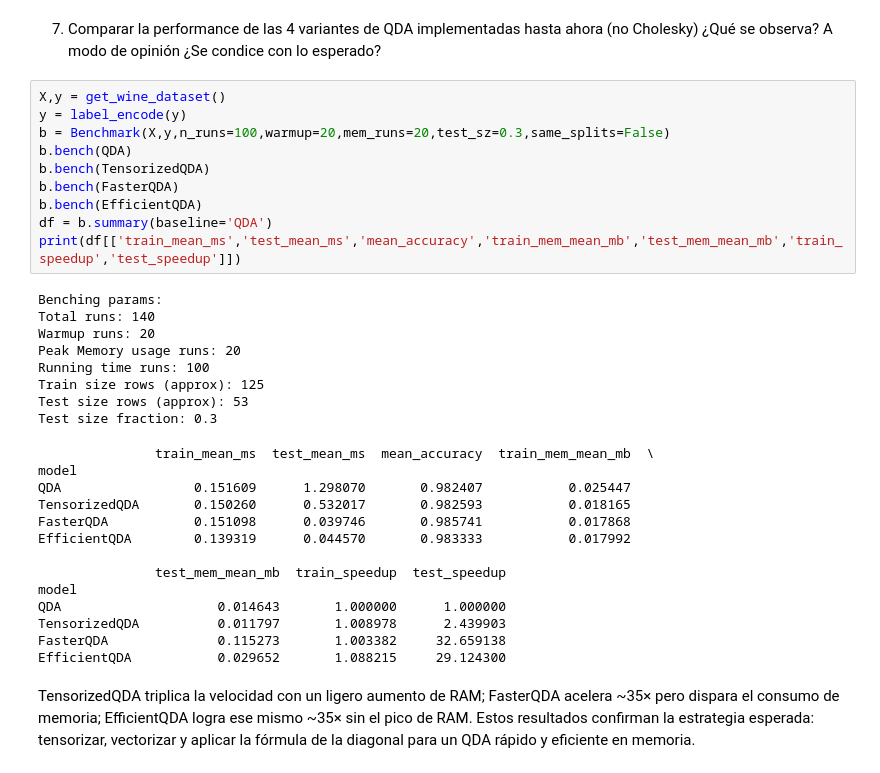
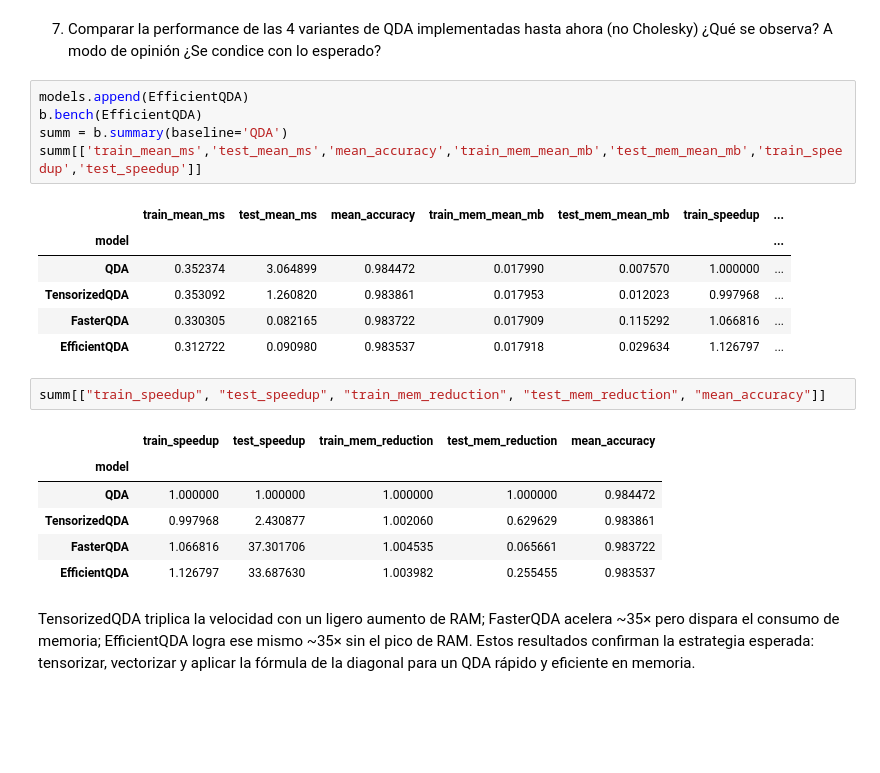
Before and after one commit to abrilnoguera/TP-AMIA, a Jupyter notebook: AMIA_2025_TP1.ipynb, the cells around one changed output. Drawn from its saved outputs; the diff is of its cells as text; blank space fills up the shorter version.

```diff
--- a/AMIA_2025_TP1.ipynb
+++ b/AMIA_2025_TP1.ipynb
@@ -723,38 +744,27 @@ class EfficientQDA(QDA):
 # %% [markdown]
 
 7. Comparar la performance de las 4 variantes de QDA implementadas hasta ahora (no Cholesky) ¿Qué se observa? A modo de opinión ¿Se condice con lo esperado?
-# %%
-X,y = get_wine_dataset()
-y = label_encode(y)
-b = Benchmark(X,y,n_runs=100,warmup=20,mem_runs=20,test_sz=0.3,same_splits=False)
-b.bench(QDA)
-b.bench(TensorizedQDA)
-b.bench(FasterQDA)
-b.bench(EfficientQDA)
-df = b.summary(baseline='QDA')
-print(df[['train_mean_ms','test_mean_ms','mean_accuracy','train_mem_mean_mb','test_mem_mean_mb','train_speedup','test_speedup']])
-# %% [output]
-Benching params:
-Total runs: 140
-Warmup runs: 20
-Peak Memory usage runs: 20
-Running time runs: 100
-Train size rows (approx): 125
-Test size rows (approx): 53
-Test size fraction: 0.3
-               train_mean_ms  test_mean_ms  mean_accuracy  train_mem_mean_mb  \
-model
-QDA                 0.151609      1.298070       0.982407           0.025447
-TensorizedQDA       0.150260      0.532017       0.982593           0.018165
-FasterQDA           0.151098      0.039746       0.985741           0.017868
-EfficientQDA        0.139319      0.044570       0.983333           0.017992
-
-               test_mem_mean_mb  train_speedup  test_speedup
-model
-QDA                    0.014643       1.000000      1.000000
-TensorizedQDA          0.011797       1.008978      2.439903
-FasterQDA              0.115273       1.003382     32.659138
-EfficientQDA           0.029652       1.088215     29.124300
+# %%
+models.append(EfficientQDA)
+b.bench(EfficientQDA)
+summ = b.summary(baseline='QDA')
+summ[['train_mean_ms','test_mean_ms','mean_accuracy','train_mem_mean_mb','test_mem_mean_mb','train_speedup','test_speedup']]
+# %% [output]
+|  | train_mean_ms | test_mean_ms | mean_accuracy | train_mem_mean_mb | test_mem_mean_mb | train_speedup | ... |
+| model |  |  |  |  |  |  | ... |
+| QDA | 0.352374 | 3.064899 | 0.984472 | 0.017990 | 0.007570 | 1.000000 | ... |
+| TensorizedQDA | 0.353092 | 1.260820 | 0.983861 | 0.017953 | 0.012023 | 0.997968 | ... |
+| FasterQDA | 0.330305 | 0.082165 | 0.983722 | 0.017909 | 0.115292 | 1.066816 | ... |
+| EfficientQDA | 0.312722 | 0.090980 | 0.983537 | 0.017918 | 0.029634 | 1.126797 | ... |
+# %%
+summ[["train_speedup", "test_speedup", "train_mem_reduction", "test_mem_reduction", "mean_accuracy"]]
+# %% [output]
+|  | train_speedup | test_speedup | train_mem_reduction | test_mem_reduction | mean_accuracy |
+| model |  |  |  |  |  |
+| QDA | 1.000000 | 1.000000 | 1.000000 | 1.000000 | 0.984472 |
+| TensorizedQDA | 0.997968 | 2.430877 | 1.002060 | 0.629629 | 0.983861 |
+| FasterQDA | 1.066816 | 37.301706 | 1.004535 | 0.065661 | 0.983722 |
+| EfficientQDA | 1.126797 | 33.687630 | 1.003982 | 0.255455 | 0.983537 |
 # %% [markdown]
 TensorizedQDA triplica la velocidad con un ligero aumento de RAM; FasterQDA acelera ~35× pero dispara el consumo de memoria; EfficientQDA logra ese mismo ~35× sin el pico de RAM. Estos resultados confirman la estrategia esperada: tensorizar, vectorizar y aplicar la fórmula de la diagonal para un QDA rápido y eficiente en memoria.
 # %% [markdown]
```
Also changed, not shown: parts of 27 cells of this notebook.
